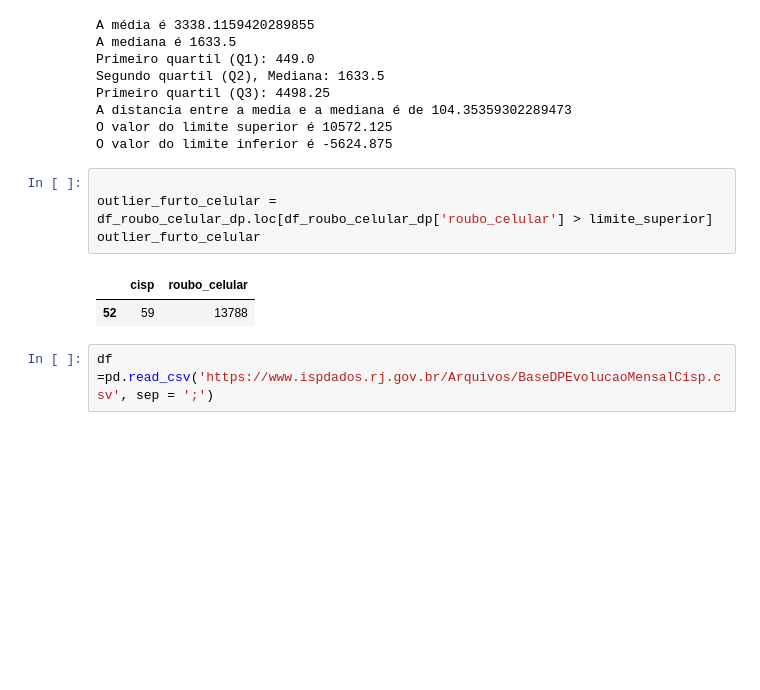
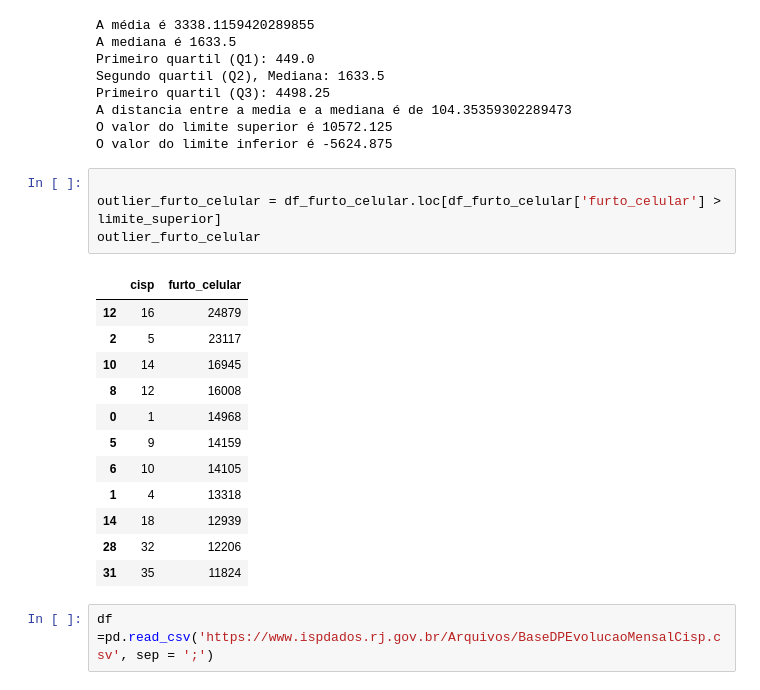
Before and after one commit to stephanysilva752-max/stephanysilva752-max, a Jupyter notebook: ISP.ipynb, the cells around one changed output. Drawn from its saved outputs; the diff is of its cells as text; blank space fills up the shorter version.

```diff
--- a/ISP.ipynb
+++ b/ISP.ipynb
@@ -60,11 +60,21 @@ O valor do limite superior é 10572.125
 O valor do limite inferior é -5624.875
 # %%
 
-outlier_furto_celular = df_roubo_celular_dp.loc[df_roubo_celular_dp['roubo_celular'] > limite_superior]
+outlier_furto_celular = df_furto_celular.loc[df_furto_celular['furto_celular'] > limite_superior]
 outlier_furto_celular
 # %% [output]
-|  | cisp | roubo_celular |
-| 52 | 59 | 13788 |
+|  | cisp | furto_celular |
+| 12 | 16 | 24879 |
+| 2 | 5 | 23117 |
+| 10 | 14 | 16945 |
+| 8 | 12 | 16008 |
+| 0 | 1 | 14968 |
+| 5 | 9 | 14159 |
+| 6 | 10 | 14105 |
+| 1 | 4 | 13318 |
+| 14 | 18 | 12939 |
+| 28 | 32 | 12206 |
+| 31 | 35 | 11824 |
 # %%
 df =pd.read_csv('https://www.ispdados.rj.gov.br/Arquivos/BaseDPEvolucaoMensalCisp.csv', sep = ';')
 # %%
```
Also changed, not shown: parts of 10 cells of this notebook, 1 other file.
